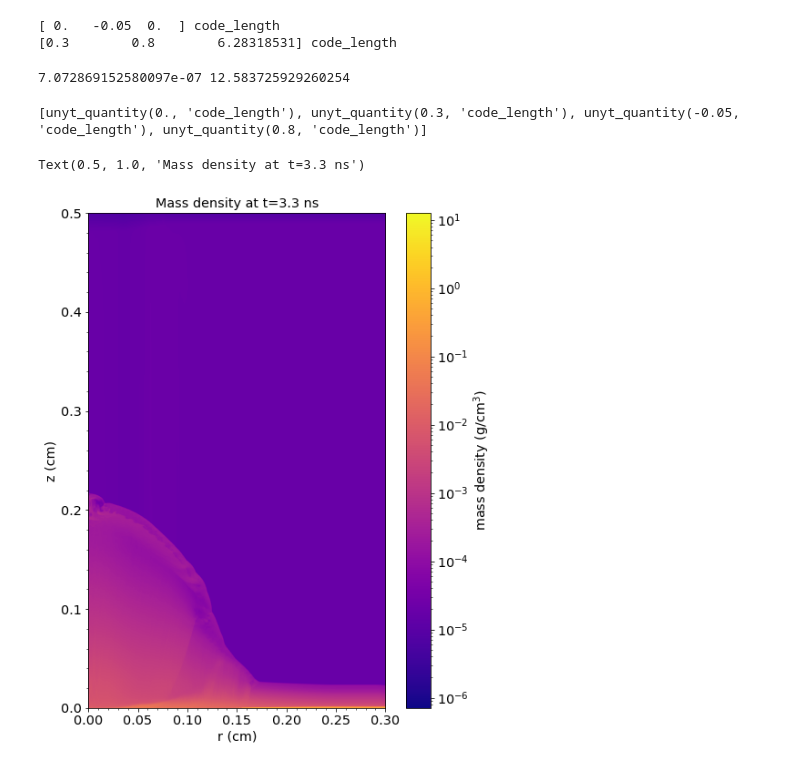
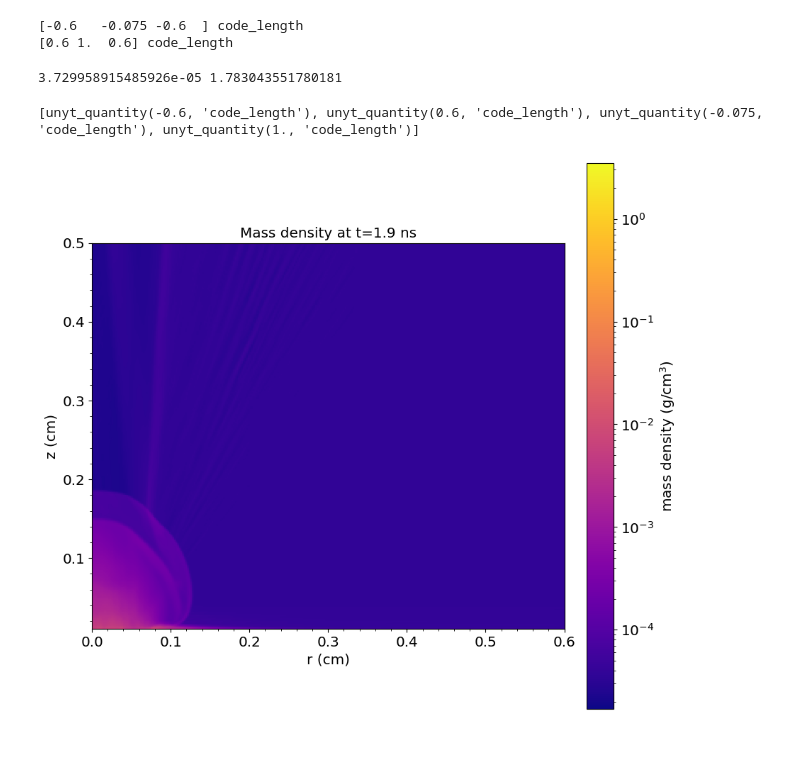
Before and after one commit to Schaeffer-Lab/MagShockZ, a Jupyter notebook: FLASH/SlicePlotsFLASH.ipynb, the cells around one changed output. Saved outputs shown, nothing was run; the diff lists cells and outputs as text; code cells hidden in the pictures.

```diff
--- a/FLASH/SlicePlotsFLASH.ipynb
+++ b/FLASH/SlicePlotsFLASH.ipynb
@@ -22,7 +22,7 @@ params = {'legend.fontsize': 'x-large',
          'ytick.labelsize':'x-large'}
 pylab.rcParams.update(params)
 # %%
-plot_path = "./OSIRIS/MagShockZ_hdf5_plt_cnt_0004"
+plot_path = "/home/dschneidinger/cellar/OSIRIS_transfer/MAGON/MagShockZ_hdf5_chk_0005"
 # %%
 ds = yt.load(plot_path)
 current_time = ds.current_time.value.item()
@@ -46,51 +46,59 @@ maxs = ds.domain_right_edge
 print(mins)
 print(maxs)
 # %% [output]
-[ 0.   -0.05  0.  ] code_length
-[0.3        0.8        6.28318531] code_length
+[-0.6   -0.075 -0.6  ] code_length
+[0.6 1.  0.6] code_length
 # %%
 # create covering grid from ds
+level = 2
+dims = ds.domain_dimensions * ds.refine_by**level
 
-data_level0 = ds.covering_grid(
-    0,
-    left_edge=list(mins),
-    dims=ds.domain_dimensions
+# We construct an object that describes the data region and structure we want
+# In this case, we want all data up to the maximum "level" of refinement
+# across the entire simulation volume.  Higher levels than this will not
+# contribute to our covering grid.
+
+all_data = ds.covering_grid(
+    level,
+    left_edge=[-0.6, -0.075, -0.6],
+    dims=dims,
+    # And any fields to preload (this is optional!)
 )
-
 # density and electron temp at y=0
-dens = pd.DataFrame(data_level0['flash', 'dens'][:, 0, :])
-tele = pd.DataFrame(data_level0['flash', 'tele'][:, 0, :])
+z_middle_index = dims[2] // 2
+dens = pd.DataFrame(all_data['flash', 'dens'][:, :, z_middle_index])
+tele = pd.DataFrame(all_data['flash', 'tele'][:, :, z_middle_index])
 # %%
 np_dens = dens.to_numpy()
 dens_min = np_dens.min()
 dens_max = np_dens.max()
 print(dens_min, dens_max)
 # %% [output]
-7.072869152580097e-07 12.583725929260254
+3.729958915485926e-05 1.783043551780181
 # %%
 extents = [mins[0], maxs[0], mins[1], maxs[1]]    # set extents of plot
 time_pretty = round(current_time * 1e9, 1)        # get time in ns
 print(extents)
 # %% [output]
-[unyt_quantity(0., 'code_length'), unyt_quantity(0.3, 'code_length'), unyt_quantity(-0.05, 'code_length'), unyt_quantity(0.8, 'code_length')]
+[unyt_quantity(-0.6, 'code_length'), unyt_quantity(0.6, 'code_length'), unyt_quantity(-0.075, 'code_length'), unyt_quantity(1., 'code_length')]
 # %%
+ylimmin = 0.01
 ylimmax = 0.5    # we often have vacuum at the top so we want to set the plot y-axis maximum manually
 # %%
 plt.figure(figsize=(10,10))
 im = plt.imshow(dens.T, norm=colors.LogNorm(),
            cmap='plasma', origin='lower', extent=extents)
 cbar = plt.colorbar(im, fraction=0.1, pad=0.04) # fraction and pad are for sizing the colorbar
 cbar.set_label('mass density (g/$\mathregular{{cm}^3}$)')
 plt.xlabel('r (cm)')
 plt.ylabel('z (cm)')
 plt.minorticks_on()
 plt.xlim(0, extents[1])
-plt.ylim(0, ylimmax)
+plt.ylim(ylimmin, ylimmax)
 plt.title("Mass density at t={} ns".format(time_pretty));
 # plt.savefig("slice_mpl_{0}ns_{1}.png".format(time_pretty, datetime.today().strftime('%Y-%m-%d %H:%M:%S')), bbox_inches="tight")
 # %% [output]
-Text(0.5, 1.0, 'Mass density at t=3.3 ns')
-[figure, old version]
+[figure, new version]
 # %%
 plt.figure(figsize=(10,10))
 im = plt.imshow(tele.T, norm=colors.LogNorm(),
```
Also changed, not shown: parts of 5 cells of this notebook, 37 other files.
